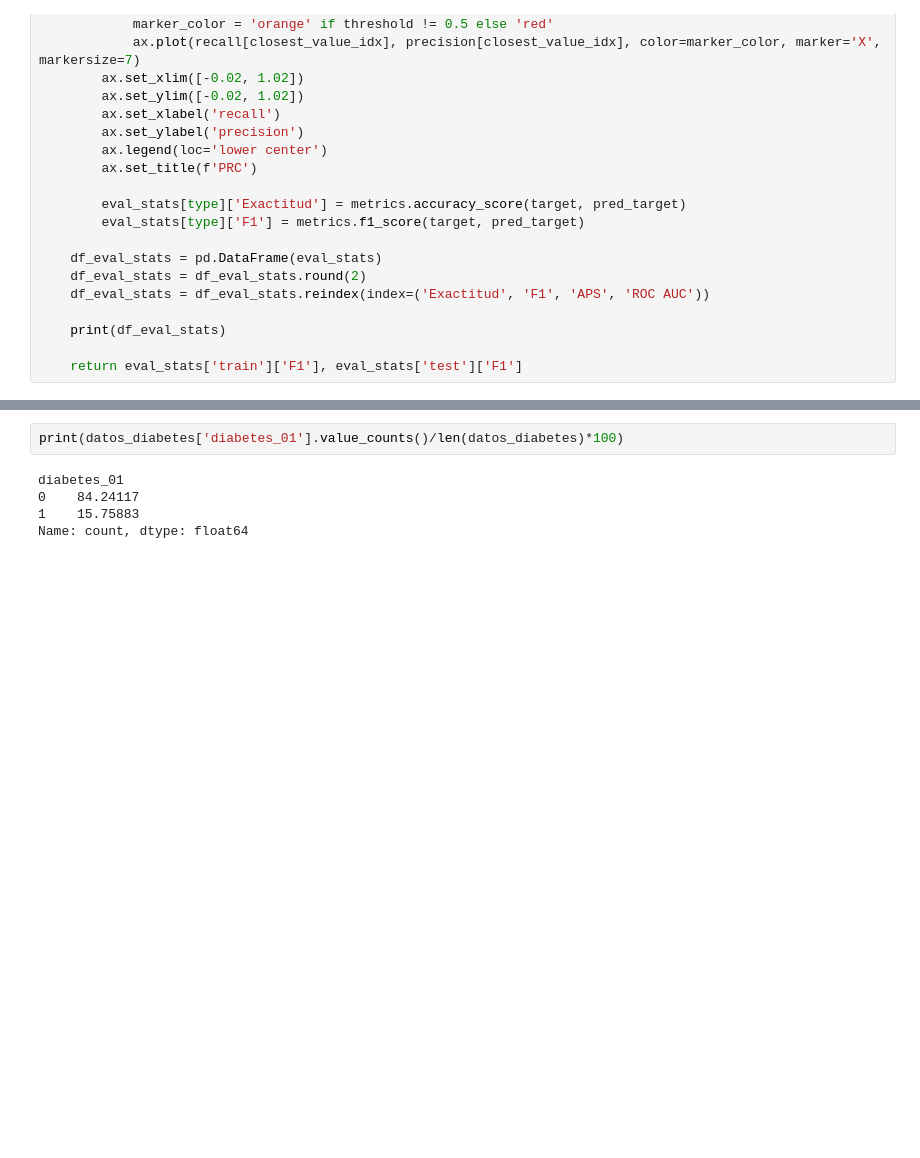
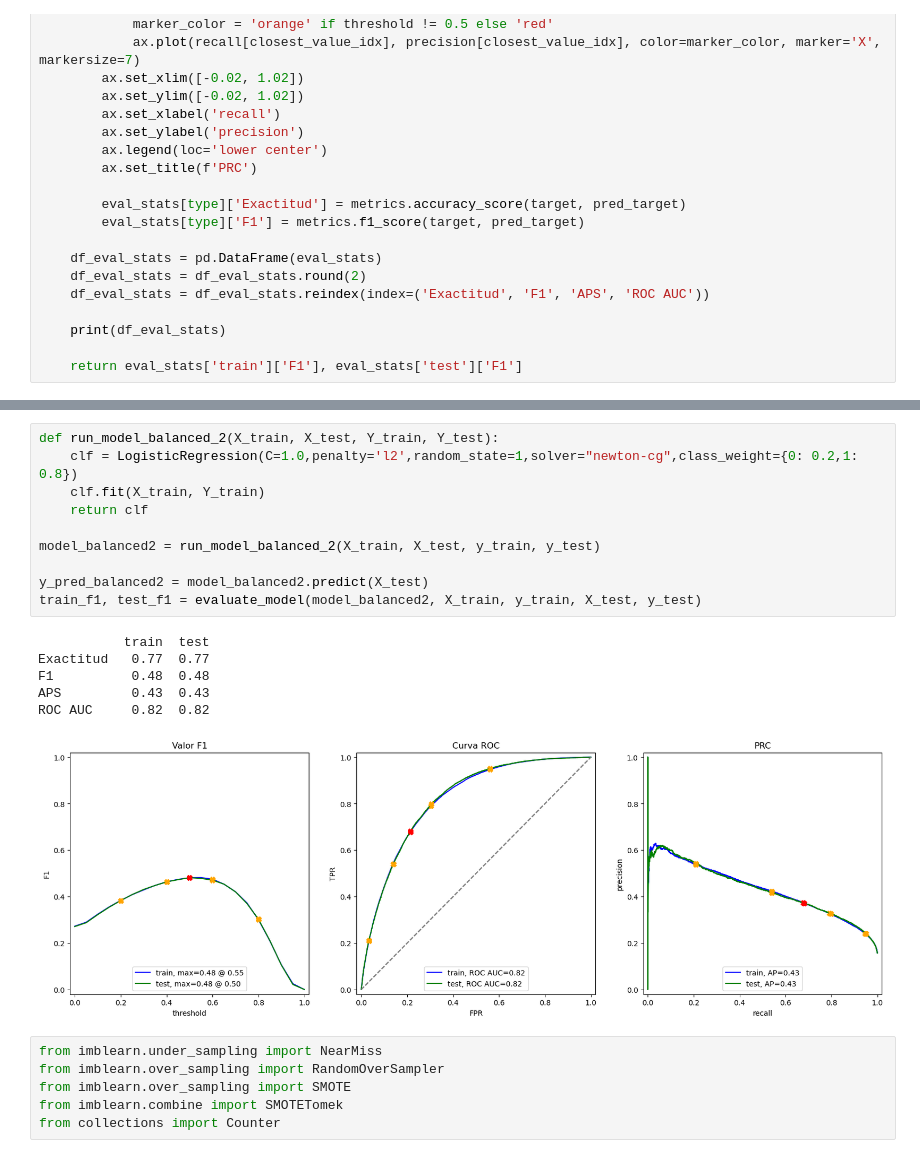
Before and after one commit to juanlt9905/machineLearning2025, a Jupyter notebook: balanceo.ipynb, the cells around one changed output, grey strips where cells are left out. Cells and saved outputs as stored; diff of their text form; blank space fills up the shorter version.

```diff
--- a/balanceo.ipynb
+++ b/balanceo.ipynb
@@ -244,7 +253,23 @@ F1: 0.47012136389905607
 # %%
-print(datos_diabetes['diabetes_01'].value_counts()/len(datos_diabetes)*100)
+def run_model_balanced_2(X_train, X_test, Y_train, Y_test):
+    clf = LogisticRegression(C=1.0,penalty='l2',random_state=1,solver="newton-cg",class_weight={0: 0.2,1: 0.8})
+    clf.fit(X_train, Y_train)
+    return clf
+
+model_balanced2 = run_model_balanced_2(X_train, X_test, y_train, y_test)
+
+y_pred_balanced2 = model_balanced2.predict(X_test)
+train_f1, test_f1 = evaluate_model(model_balanced2, X_train, y_train, X_test, y_test)
 # %% [output]
-diabetes_01
-0    84.24117
-1    15.75883
-Name: count, dtype: float64
+           train  test
+Exactitud   0.77  0.77
+F1          0.48  0.48
+APS         0.43  0.43
+ROC AUC     0.82  0.82
+[figure, added]
+# %%
+from imblearn.under_sampling import NearMiss
+from imblearn.over_sampling import RandomOverSampler
+from imblearn.over_sampling import SMOTE
+from imblearn.combine import SMOTETomek
+from collections import Counter
```
Also changed, not shown: parts of 17 cells of this notebook, 1 other file.
